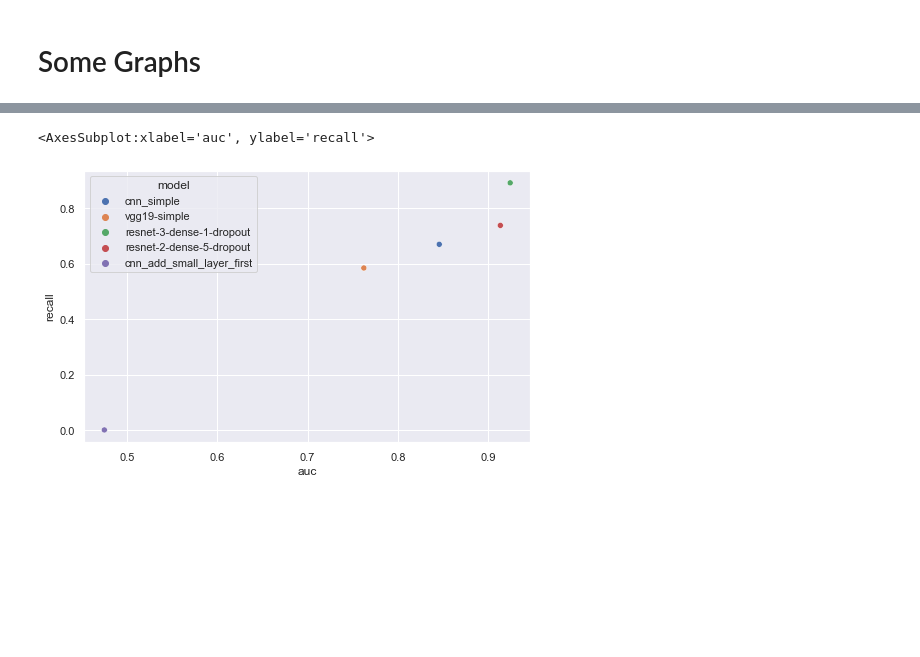
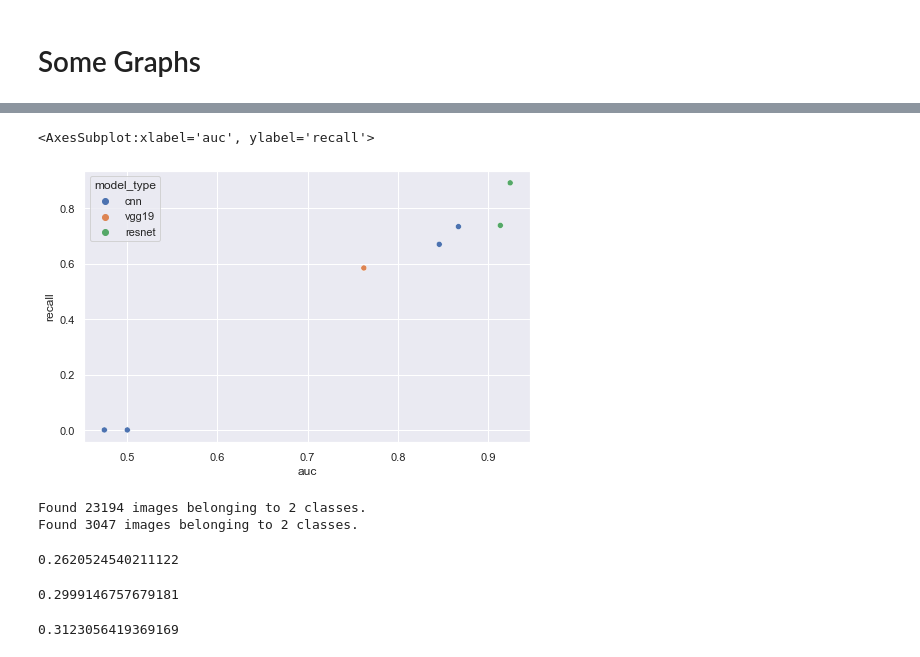
Before and after one commit to mpolyakova/right-whale-detection-deep-metis, a Jupyter notebook: 13 - Test Data.ipynb, the cells around one changed output, grey strips where cells are left out. Drawn from its saved outputs; the diff is of its cells as text; code cells hidden in the pictures; blank space fills up the shorter version.

```diff
--- a/13 - Test Data.ipynb
+++ b/13 - Test Data.ipynb
@@ -84,0 +97,9 @@ Found 2954 images belonging to 2 classes.
+# %%
+cnn = None
+keras.backend.clear_session()
+filename = 'cnn_overfit2.h5'
+
+test = import_test()
+class_weight, METRICS, earlystop, checkpoint = base_set_up(filename, 5)
+cnn = load_model(filename)
+results['cnn_3_dense_small_rate'] = cnn.evaluate(test)
@@ -140,3 +164,5 @@ Found 2954 images belonging to 2 classes.
 # Some Graphs
 # %%
 import seaborn as sns
+# %%
+results.pop('cnn_small_layer_longer', None)
@@ -143,3 +180,5 @@ import seaborn as sns
 # %%
 xx = pd.DataFrame(results).transpose().reset_index()
 xx.columns=['model','loss','tp','fp','tn','fn','accuracy','precision','recall','auc','prc']
+# %%
+xx['model_type'] = xx.model.str.extract(r'(^\w*?)[_-].?')
@@ -145,0 +194,3 @@ xx.columns=['model','loss','tp','fp','tn','fn','accuracy','precision','recall','
+# %%
+sns.set(rc={'figure.figsize':(8,5)})
+sns.scatterplot(data=xx, x='fn',y='tn',hue='model_type')
@@ -146,6 +200,38 @@ xx.columns=['model','loss','tp','fp','tn','fn','accuracy','precision','recall','
 # %%
 sns.set(rc={'figure.figsize':(8,5)})
-sns.scatterplot(data=xx, x='auc',y='recall',hue='model')
+sns.scatterplot(data=xx, x='auc',y='recall',hue='model_type')
 # %% [output]
 <AxesSubplot:xlabel='auc', ylabel='recall'>
-[figure, old version]
+[figure, new version]
+# %%
+def import_data():
+    datagen = ImageDataGenerator()
+    new_path=Path.cwd()/'data_split'
+    images_directory = new_path
+    cb_training = datagen.flow_from_directory(images_directory/'training', class_mode='binary')
+    cb_validation = datagen.flow_from_directory(images_directory/'validation', class_mode='binary')
+    return (cb_training, cb_validation)
+
+
+cb_training, cb_validation = import_data()
+# %% [output]
+Found 23194 images belonging to 2 classes.
+Found 3047 images belonging to 2 classes.
+# %%
+unique, counts = np.unique(cb_training.classes, return_counts=True)
+a = dict(zip(unique, counts))
+a[1]/a[0]
+# %% [output]
+0.2620524540211122
+# %%
+unique, counts = np.unique(cb_validation.classes, return_counts=True)
+b = dict(zip(unique, counts))
+b[1]/b[0]
+# %% [output]
+0.2999146757679181
+# %%
+unique, counts = np.unique(test.classes, return_counts=True)
+b = dict(zip(unique, counts))
+b[1]/b[0]
+# %% [output]
+0.3123056419369169
```
Also changed, not shown: parts of 6 cells of this notebook, 3 other files.
